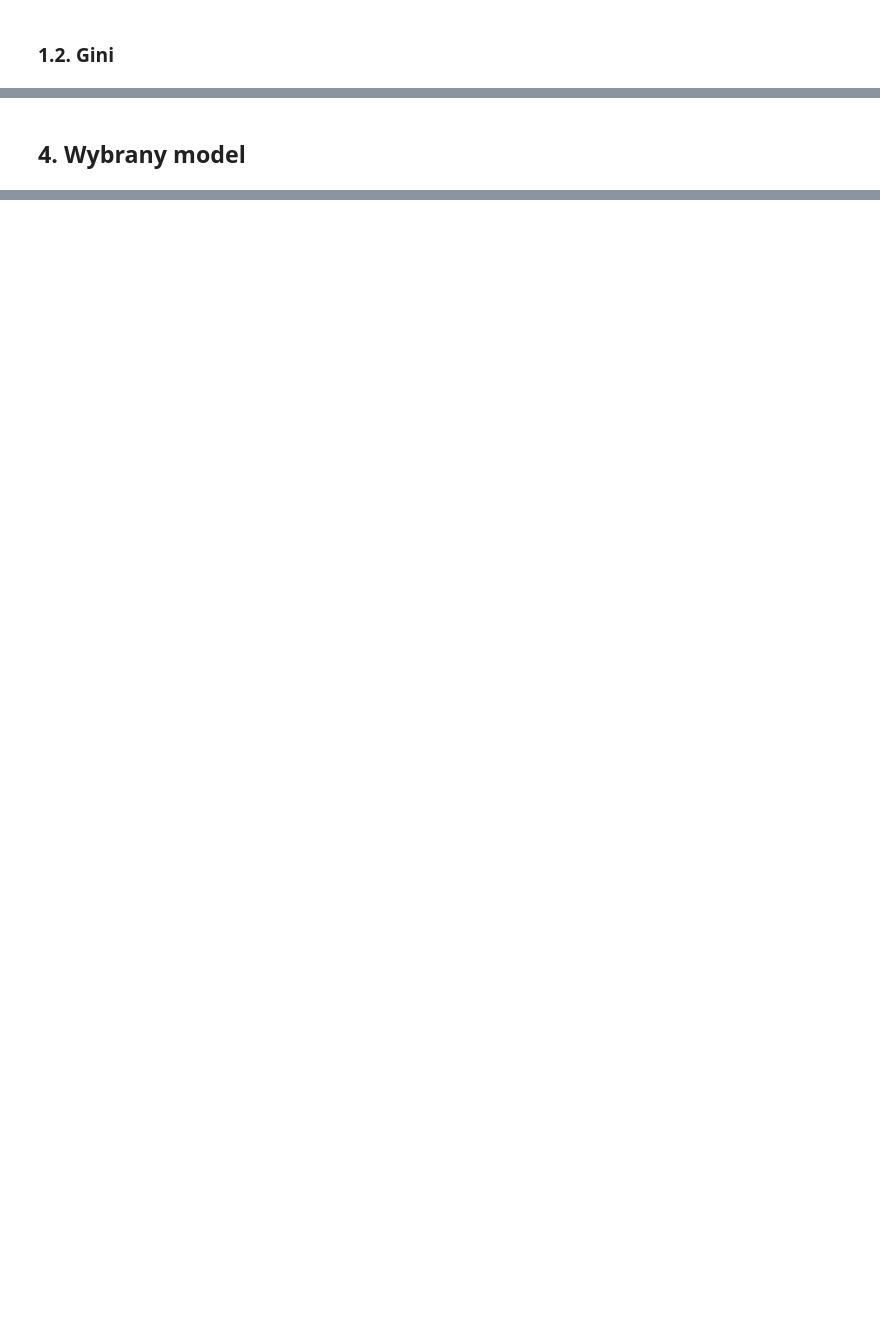
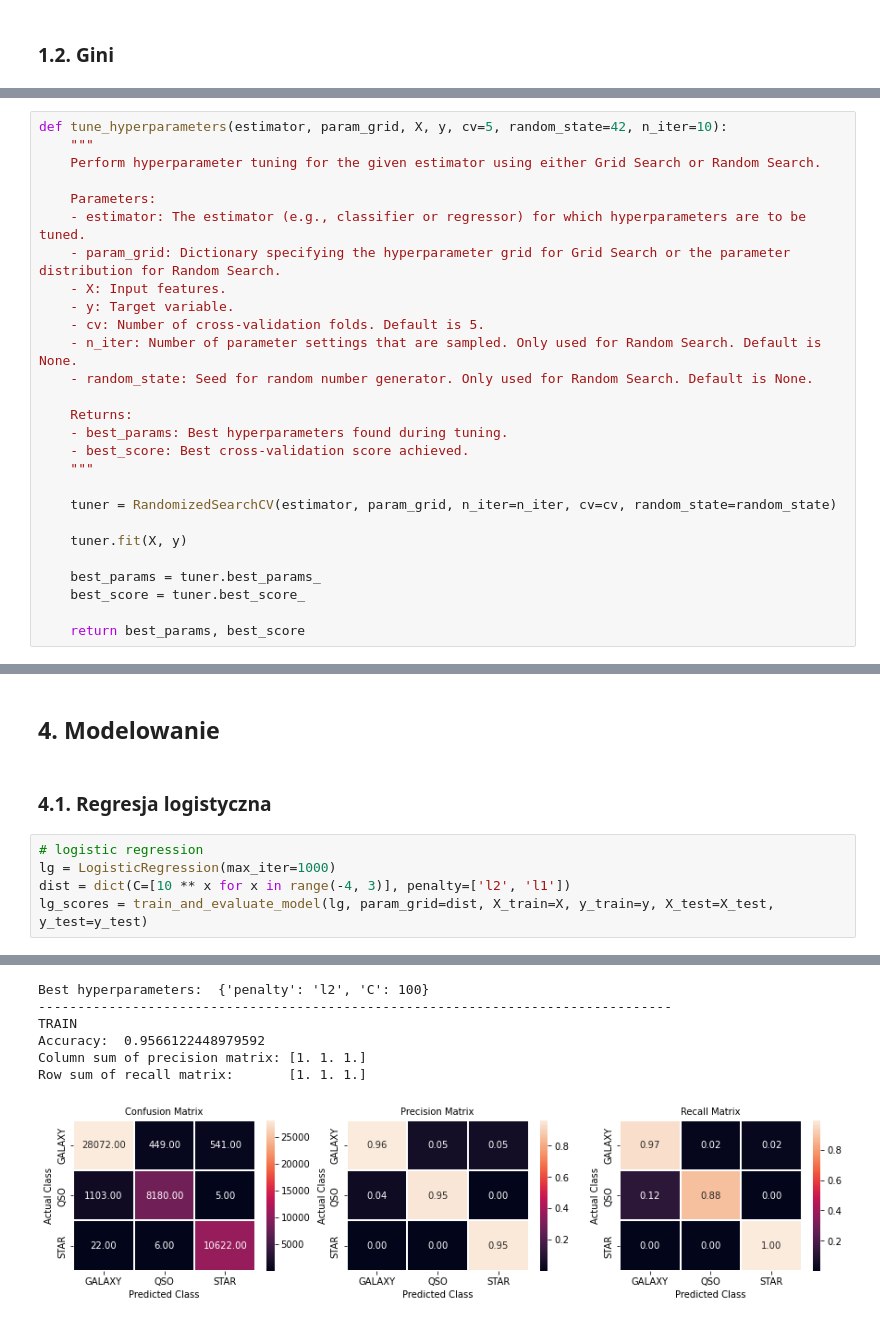
Before and after one commit to GasparSekula/StellarClassificationML, a Jupyter notebook: budowa_krok_3_4.ipynb, the cells around one changed output, grey strips where cells are left out. Drawn from its saved outputs; the diff is of its cells as text; blank space fills up the shorter version.

```diff
--- a/budowa_krok_3_4.ipynb
+++ b/budowa_krok_3_4.ipynb
@@ -194,0 +371,27 @@ Modele będziemy badać na danych treningowych, a następnie na testowych. Ostat
+# %%
+def tune_hyperparameters(estimator, param_grid, X, y, cv=5, random_state=42, n_iter=10):
+    """
+    Perform hyperparameter tuning for the given estimator using either Grid Search or Random Search.
+
+    Parameters:
+    - estimator: The estimator (e.g., classifier or regressor) for which hyperparameters are to be tuned.
+    - param_grid: Dictionary specifying the hyperparameter grid for Grid Search or the parameter distribution for Random Search.
+    - X: Input features.
+    - y: Target variable.
+    - cv: Number of cross-validation folds. Default is 5.
+    - n_iter: Number of parameter settings that are sampled. Only used for Random Search. Default is None.
+    - random_state: Seed for random number generator. Only used for Random Search. Default is None.
+
+    Returns:
+    - best_params: Best hyperparameters found during tuning.
+    - best_score: Best cross-validation score achieved.
+    """
+
+    tuner = RandomizedSearchCV(estimator, param_grid, n_iter=n_iter, cv=cv, random_state=random_state)
+
+    tuner.fit(X, y)
+
+    best_params = tuner.best_params_
+    best_score = tuner.best_score_
+
+    return best_params, best_score
@@ -195,2 +510,10 @@ Modele będziemy badać na danych treningowych, a następnie na testowych. Ostat
 # %% [markdown]
-## 4. Wybrany model
+## 4. Modelowanie
+# %% [markdown]
+### 4.1. Regresja logistyczna
+# %%
+# logistic regression
+lg = LogisticRegression(max_iter=1000)
+dist = dict(C=[10 ** x for x in range(-4, 3)], penalty=['l2', 'l1'])
+lg_scores = train_and_evaluate_model(lg, param_grid=dist, X_train=X, y_train=y, X_test=X_test, y_test=y_test)
+# %% [output]
@@ -196,0 +540,7 @@ Modele będziemy badać na danych treningowych, a następnie na testowych. Ostat
+Best hyperparameters:  {'penalty': 'l2', 'C': 100}
+---------------------------------------------------------------------------------
+TRAIN
+Accuracy:  0.9566122448979592
+Column sum of precision matrix: [1. 1. 1.]
+Row sum of recall matrix:       [1. 1. 1.]
+[figure, added]
```
Also changed, not shown: parts of 45 cells of this notebook.
